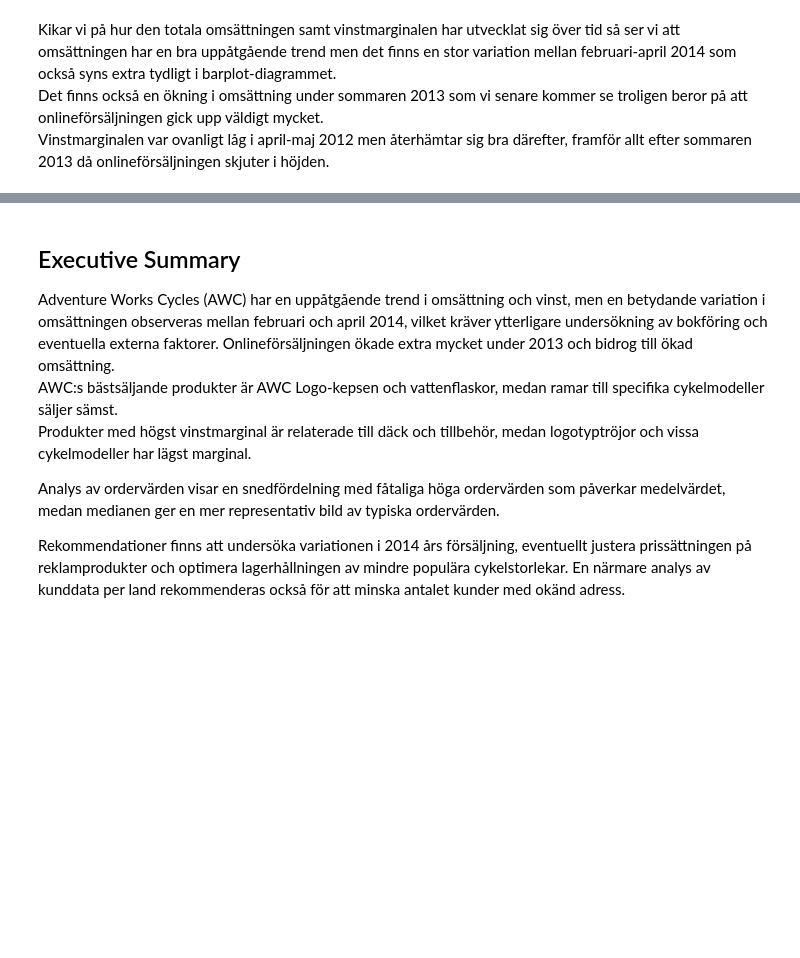
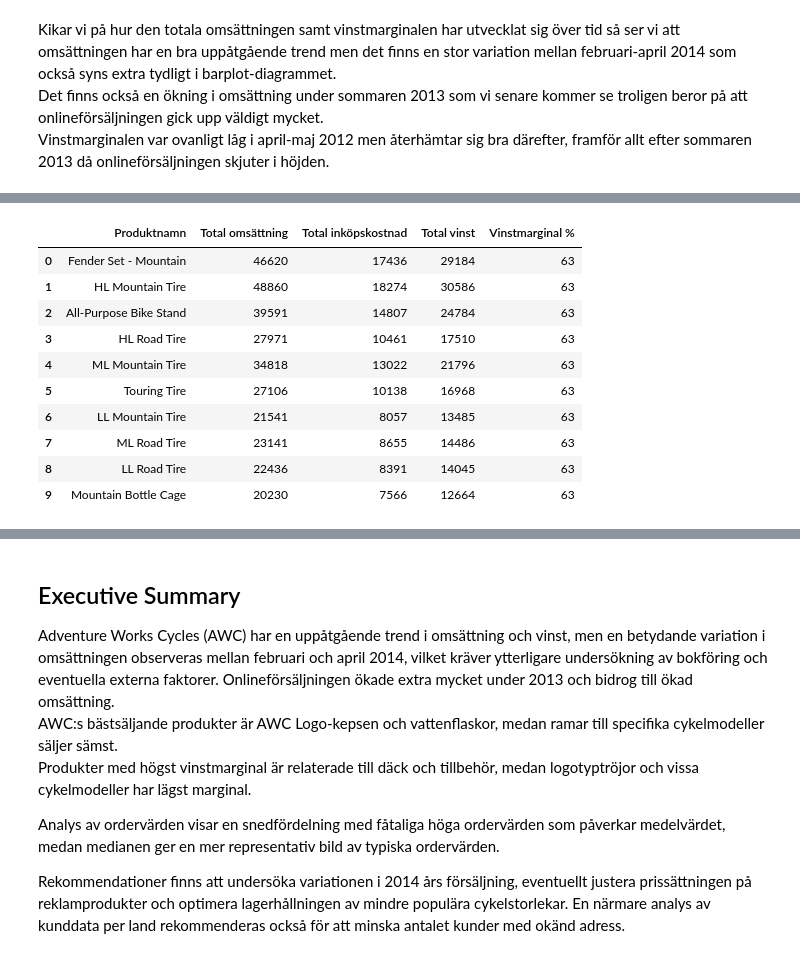
Before and after one commit to mabjq/ds24_SQL_kurs, a Jupyter notebook: Kunskapskontroll_sql.ipynb, the cells around one changed output, grey strips where cells are left out. Saved outputs shown, nothing was run; the diff lists cells and outputs as text; code cells hidden in the pictures; blank space fills up the shorter version.

```diff
--- a/Kunskapskontroll_sql.ipynb
+++ b/Kunskapskontroll_sql.ipynb
@@ -146,9 +148,9 @@ column_df
 | 9 | rowguid |
 | 10 | ModifiedDate |
 # %%
-# Visa relationer mellan tabeller och dess nycklar (Första 10)
+# Relationer mellan tabeller och dess nycklar (första 10)
 
-pd.options.display.max_rows = None
+# pd.options.display.max_rows = None --om alla rader ska synas
 
 query = """
 SELECT TOP 10
@@ -159,7 +161,8 @@ SELECT TOP 10
     OBJECT_NAME(fk.referenced_object_id) AS referenced_pk_table,
     COUNT(*) AS fk_column_count,
     fk.name AS fk_constraint_name
-FROM sys.foreign_keys fk
+FROM
+    sys.foreign_keys fk
 GROUP BY
     OBJECT_SCHEMA_NAME(fk.parent_object_id),
     OBJECT_NAME(fk.parent_object_id),
@@ -169,7 +172,6 @@ GROUP BY
 ORDER BY
     referencing_fk_schema, referencing_fk_table, fk_constraint_name;
 """
-
 relations_df = pd.read_sql(query, engine)
 relations_df
 # %% [output]
@@ -1054,0 +526,32 @@ display(minstprofit_df.style.format({col: "{:.0f}".format for col in minstprofit
+# %%
+# Produkterna med största vinstmarginalen (topp 10)
+query = """
+    SELECT TOP 10
+        p.Name AS Produktnamn,
+        SUM(sod.OrderQty * sod.UnitPrice) AS 'Total omsättning',
+        SUM(sod.OrderQty * p.StandardCost) AS 'Total inköpskostnad', -- Tydligare namn
+        SUM(sod.OrderQty * sod.UnitPrice) - SUM(sod.OrderQty * p.StandardCost) AS 'Total vinst',
+        ((SUM(sod.OrderQty * sod.UnitPrice) - SUM(sod.OrderQty * p.StandardCost)) * 100.0 / SUM(sod.OrderQty * sod.UnitPrice)) AS 'Vinstmarginal %'
+    FROM
+        Sales.SalesOrderDetail sod
+    JOIN
+        Production.Product p ON sod.ProductID = p.ProductID
+    GROUP BY
+        p.Name
+    ORDER BY
+        'Vinstmarginal %' DESC;
+"""
+mestmarg = pd.read_sql(query, engine)
+display(mestmarg.style.format({col: "{:.0f}".format for col in mestmarg.select_dtypes(include=np.number)}))
+# %% [output]
+|  | Produktnamn | Total omsättning | Total inköpskostnad | Total vinst | Vinstmarginal % |
+| 0 | Fender Set - Mountain | 46620 | 17436 | 29184 | 63 |
+| 1 | HL Mountain Tire | 48860 | 18274 | 30586 | 63 |
+| 2 | All-Purpose Bike Stand | 39591 | 14807 | 24784 | 63 |
+| 3 | HL Road Tire | 27971 | 10461 | 17510 | 63 |
+| 4 | ML Mountain Tire | 34818 | 13022 | 21796 | 63 |
+| 5 | Touring Tire | 27106 | 10138 | 16968 | 63 |
+| 6 | LL Mountain Tire | 21541 | 8057 | 13485 | 63 |
+| 7 | ML Road Tire | 23141 | 8655 | 14486 | 63 |
+| 8 | LL Road Tire | 22436 | 8391 | 14045 | 63 |
+| 9 | Mountain Bottle Cage | 20230 | 7566 | 12664 | 63 |
```
Also changed, not shown: parts of 48 cells of this notebook.
